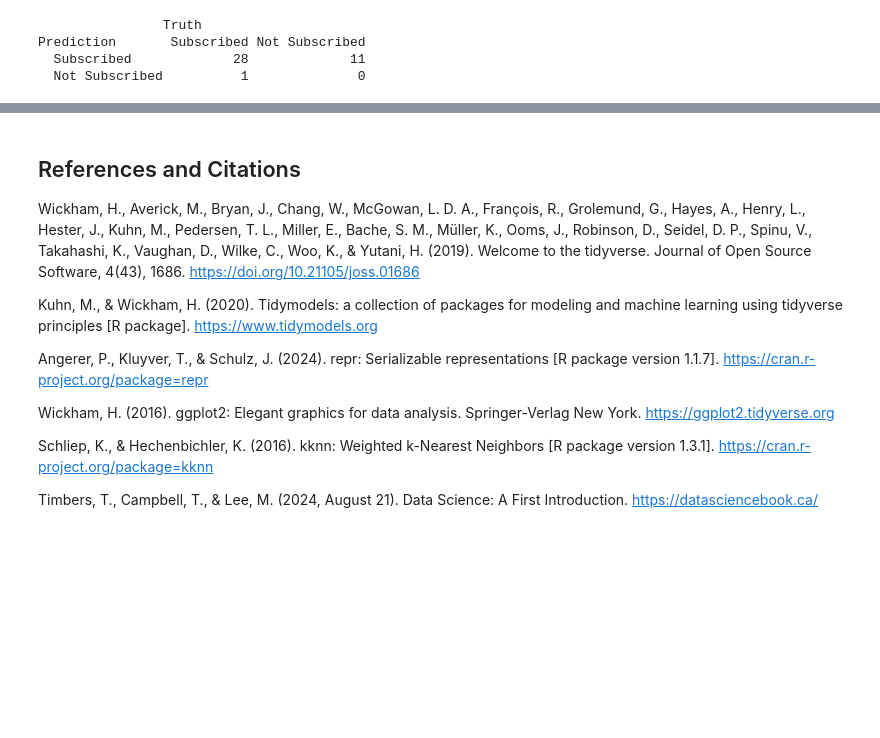
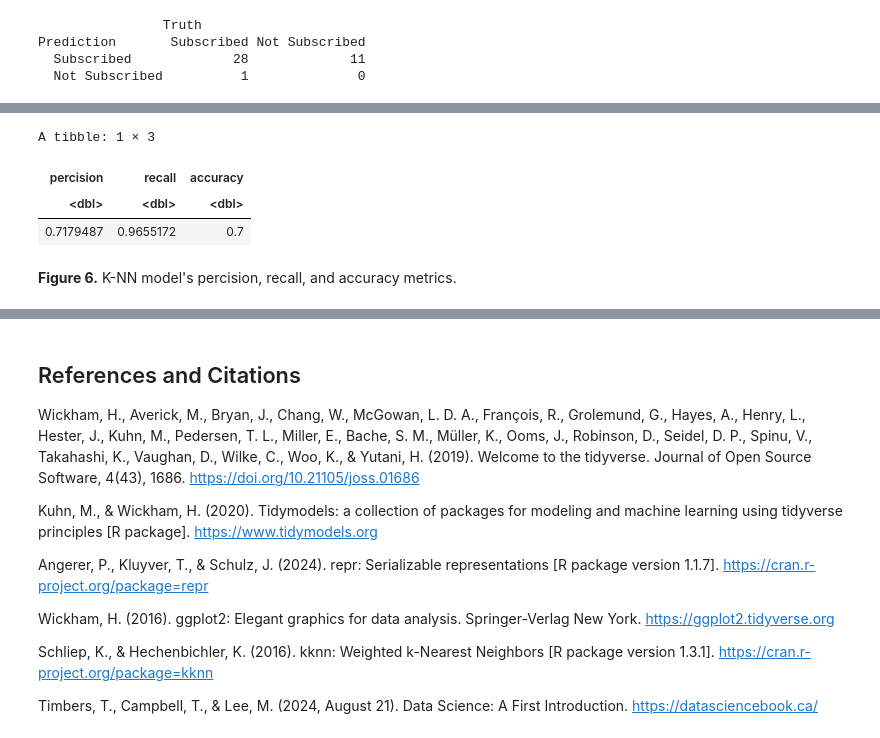
Before and after one commit to Aylin-Ab/dsci100-2025w1-group27, a Jupyter notebook: Group27-Project.ipynb, the cells around one changed output, grey strips where cells are left out. Saved outputs shown, nothing was run; the diff lists cells and outputs as text; code cells hidden in the pictures; blank space fills up the shorter version.

```diff
--- a/Group27-Project.ipynb
+++ b/Group27-Project.ipynb
@@ -354,0 +391,14 @@ Prediction       Subscribed Not Subscribed
+# %%
+Percision = 28/39
+Recall = 28/29
+Accuracy = 0.70000000
+
+All_Metrics = tibble(percision, recall, accuracy)
+All_Metrics
+# %% [output]
+A tibble: 1 × 3
+| percision | recall | accuracy |
+| <dbl> | <dbl> | <dbl> |
+| 0.7179487 | 0.9655172 | 0.7 |
+# %% [markdown]
+**Figure 6.** K-NN model's percision, recall, and accuracy metrics.
```
Also changed, not shown: parts of 33 cells of this notebook.
